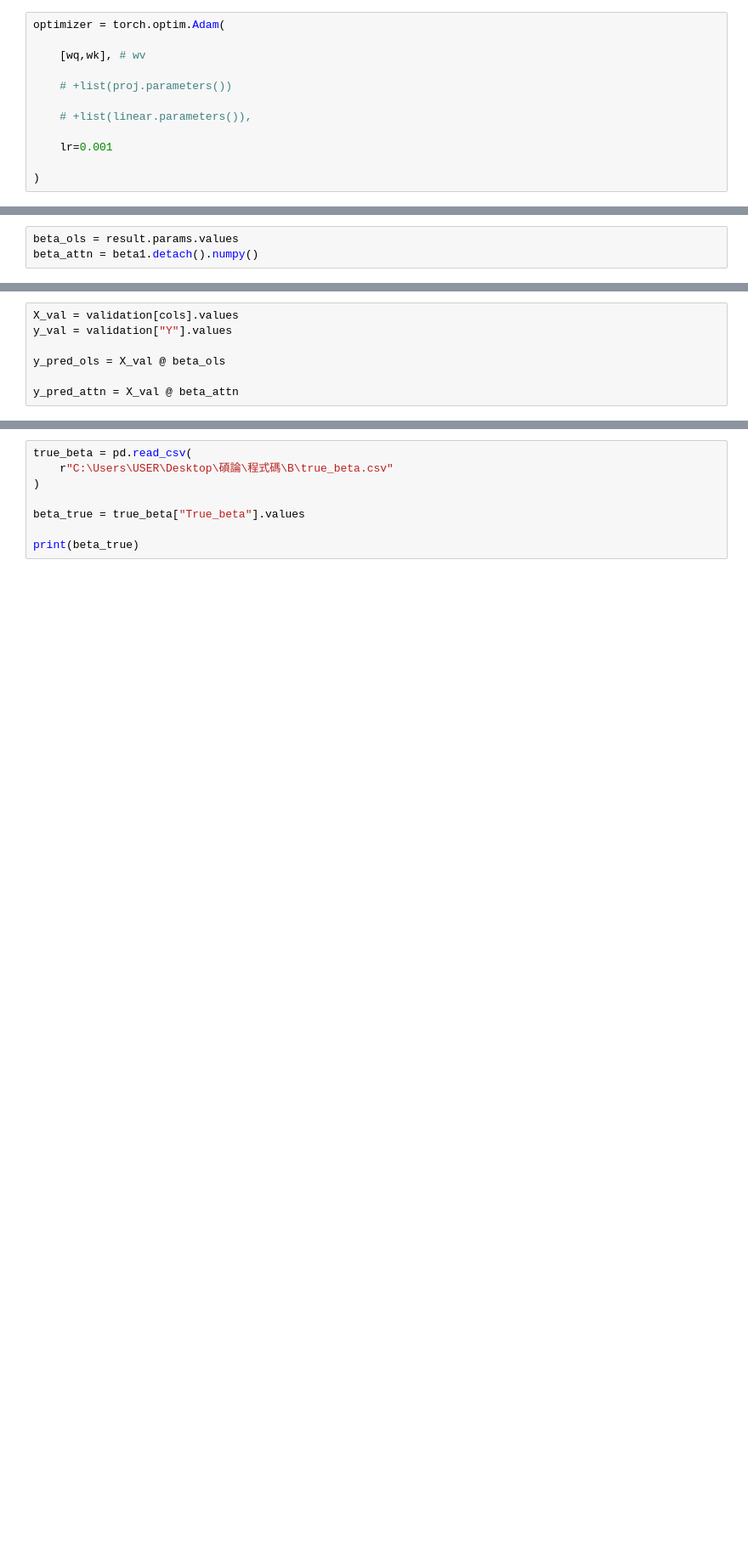
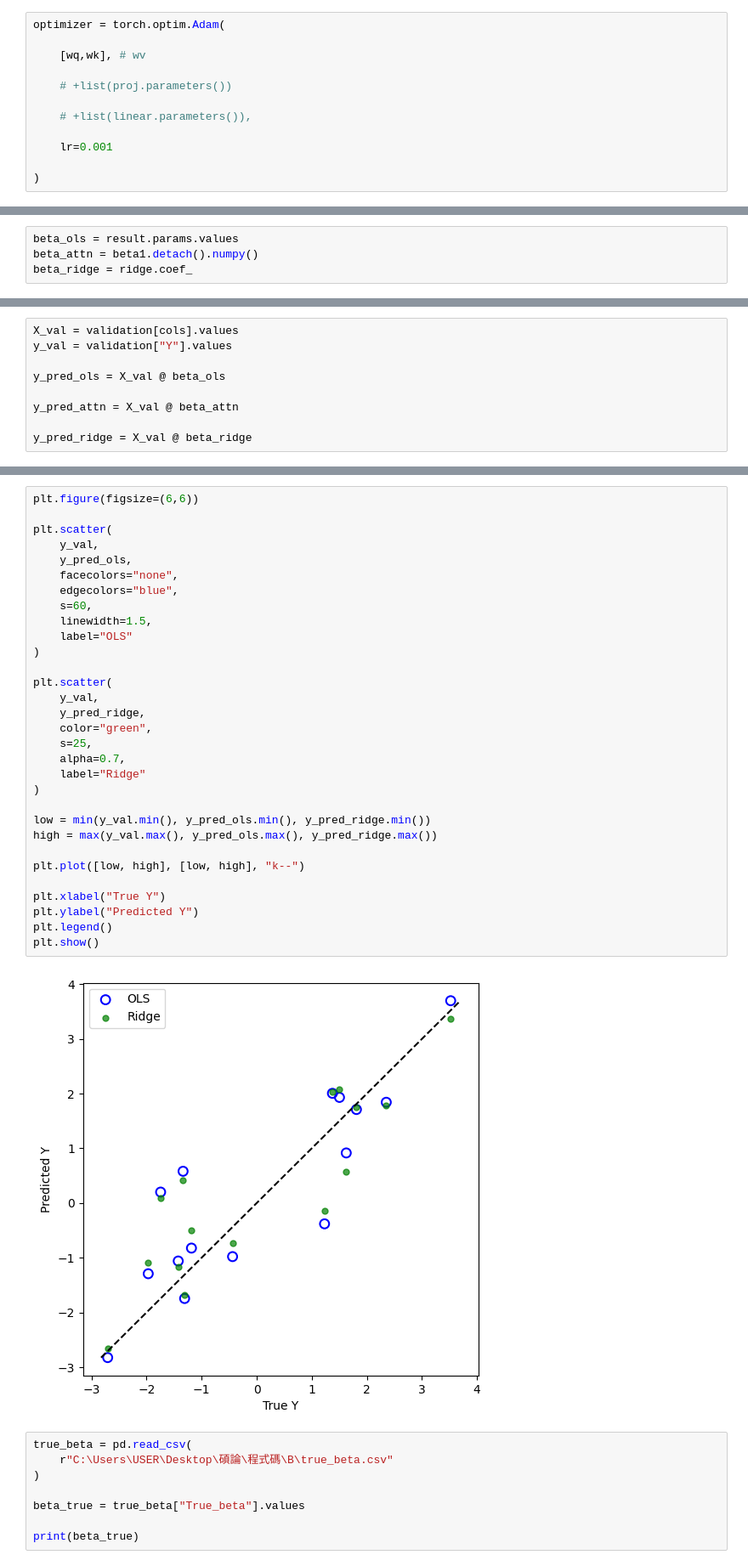
Before and after one commit to Lai-jun-yan/Deep_glm, a Jupyter notebook: Scenario模擬資料/B/整筆資料跑attention.ipynb, the cells around one changed output, grey strips where cells are left out. Shown at 85% size. Saved outputs shown, nothing was run; the diff lists cells and outputs as text; blank space fills up the shorter version.

```diff
--- a/Scenario模擬資料/B/整筆資料跑attention.ipynb
+++ b/Scenario模擬資料/B/整筆資料跑attention.ipynb
@@ -414,6 +460,7 @@ plt.show()
 # %%
 beta_ols = result.params.values
 beta_attn = beta1.detach().numpy()
+beta_ridge = ridge.coef_
 # %%
 print(beta_ols)
 print(beta_attn)
@@ -429,6 +479,8 @@ y_val = validation["Y"].values
 y_pred_ols = X_val @ beta_ols
 
 y_pred_attn = X_val @ beta_attn
+
+y_pred_ridge = X_val @ beta_ridge
 # %%
 from sklearn.metrics import mean_squared_error
 
@@ -500,6 +565,39 @@ plt.legend()
 plt.show()
 # %% [output]
 [figure]
+# %%
+plt.figure(figsize=(6,6))
+
+plt.scatter(
+    y_val,
+    y_pred_ols,
+    facecolors="none",
+    edgecolors="blue",
+    s=60,
+    linewidth=1.5,
+    label="OLS"
+)
+
+plt.scatter(
+    y_val,
+    y_pred_ridge,
+    color="green",
+    s=25,
+    alpha=0.7,
+    label="Ridge"
+)
+
+low = min(y_val.min(), y_pred_ols.min(), y_pred_ridge.min())
+high = max(y_val.max(), y_pred_ols.max(), y_pred_ridge.max())
+
+plt.plot([low, high], [low, high], "k--")
+
+plt.xlabel("True Y")
+plt.ylabel("Predicted Y")
+plt.legend()
+plt.show()
+# %% [output]
+[figure, added]
 # %%
 true_beta = pd.read_csv(
     r"C:\Users\USER\Desktop\碩論\程式碼\B\true_beta.csv"
```
Also changed, not shown: parts of 10 cells of this notebook, 3 other files.
